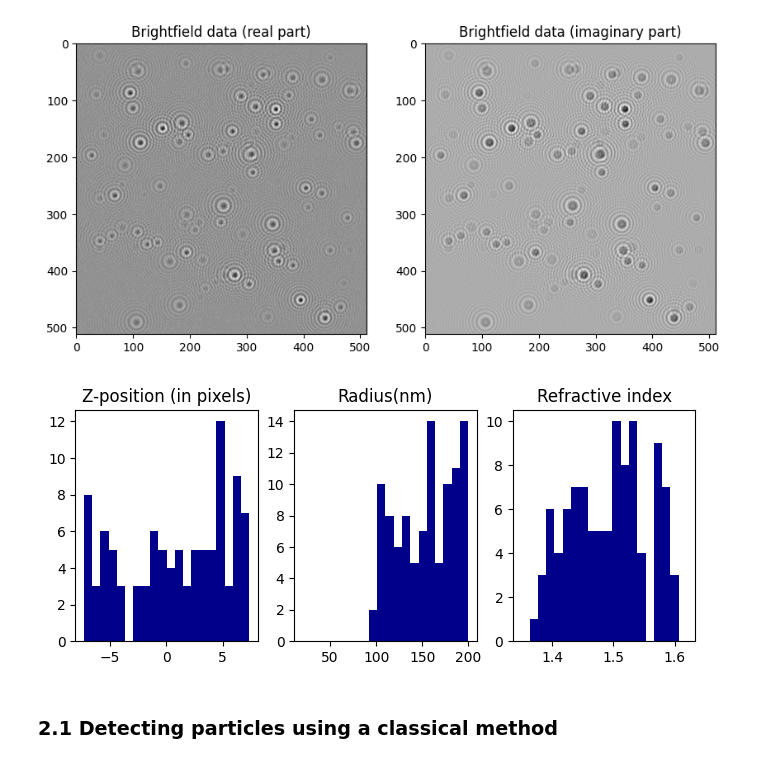
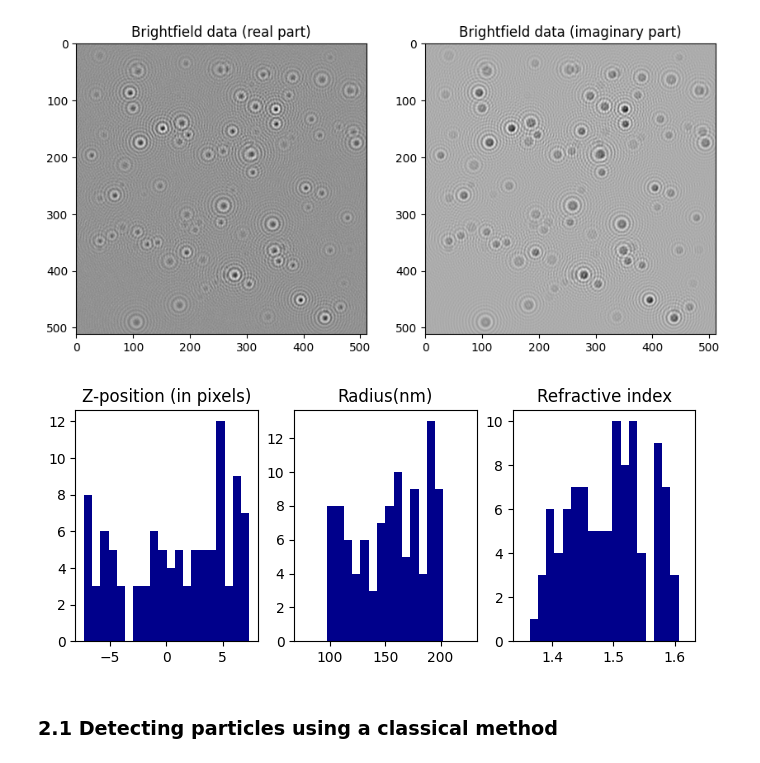
Before and after one commit to softmatterlab/OpticalCharacterizationNanoparticles, a Jupyter notebook: example_analysis/Brightfield_analysis.ipynb, the cells around one changed output. Drawn from its saved outputs; the diff is of its cells as text; code cells hidden in the pictures.

```diff
--- a/example_analysis/Brightfield_analysis.ipynb
+++ b/example_analysis/Brightfield_analysis.ipynb
@@ -37,18 +37,18 @@ plt.show()
 # %%
 #Subplot of the distribution of the labels
 plt.figure(figsize=(8,3))
 plt.subplot(131)
 plt.hist(labels[:,2], bins=20, color = 'darkblue')
 plt.title("Z-position (in pixels)")
 plt.subplot(132)
-plt.hist(labels[:,3]*1e9, bins=20, color = 'darkblue', range=(20, 200))
+plt.hist(labels[:,3]*1e9, bins=20, color = 'darkblue', range=(75, 225))
 plt.title("Radius(nm)")
 plt.subplot(133)
 plt.hist(labels[:,4], bins=20, color = 'darkblue', range=(1.35, 1.62))
 plt.title("Refractive index")
 plt.show()
 # %% [output]
-[figure, old version]
+[figure, new version]
 # %% [markdown]
 ### 2.1 Detecting particles using a classical method
 # %% [markdown]
```
Also changed, not shown: parts of 31 cells of this notebook, 2 other files.
